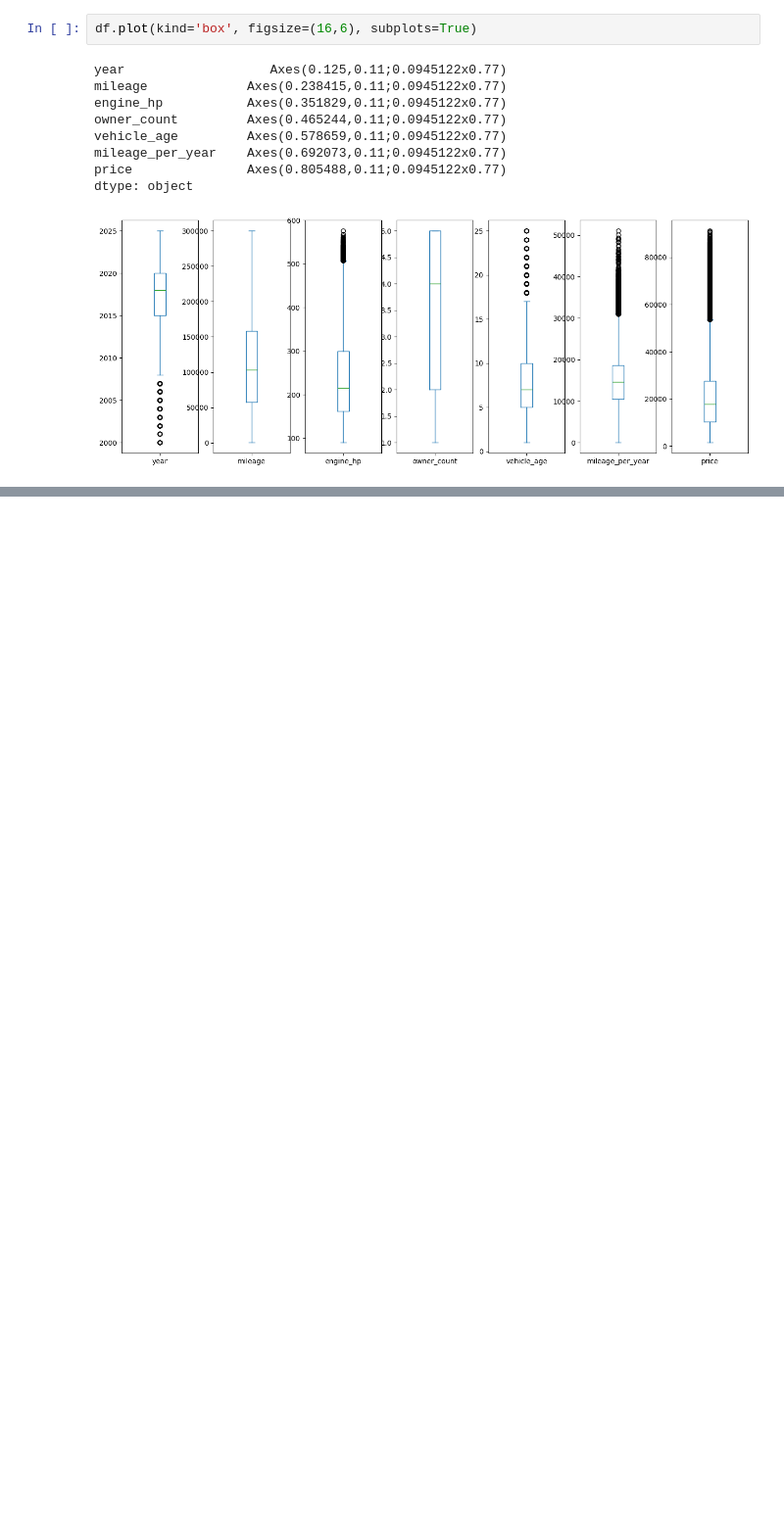
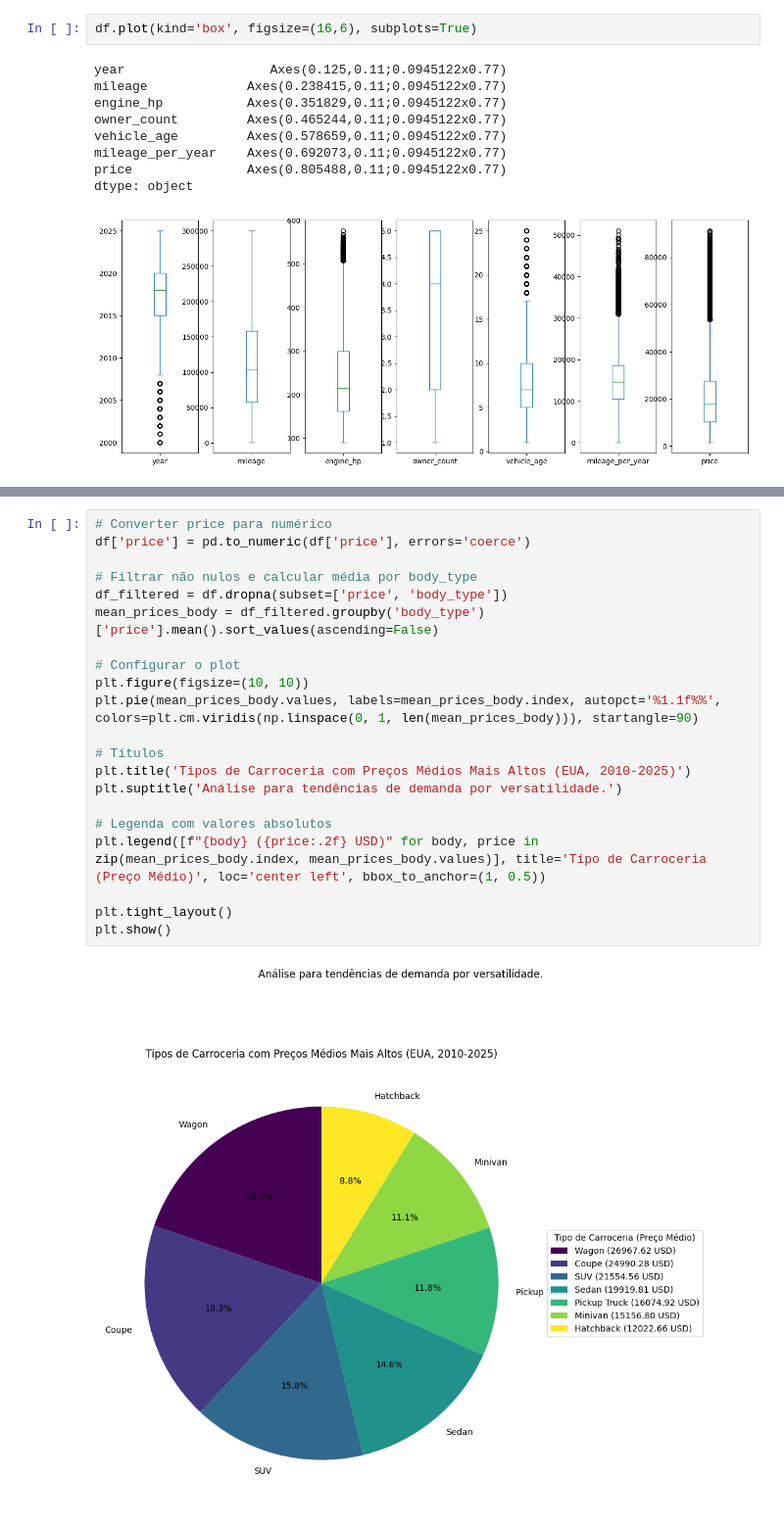
Before and after one commit to Erc-prog-xD/CienciaDeDados, a Jupyter notebook: notebooks/vehicle-notebook.ipynb, the cells around one changed output, grey strips where cells are left out. Shown at 98% size. Cells and saved outputs as stored; diff of their text form; blank space fills up the shorter version.

```diff
--- a/notebooks/vehicle-notebook.ipynb
+++ b/notebooks/vehicle-notebook.ipynb
@@ -451,0 +716,23 @@ Minor                  1500.00      81585.82
+# %%
+# Converter price para numérico
+df['price'] = pd.to_numeric(df['price'], errors='coerce')
+
+# Filtrar não nulos e calcular média por body_type
+df_filtered = df.dropna(subset=['price', 'body_type'])
+mean_prices_body = df_filtered.groupby('body_type')['price'].mean().sort_values(ascending=False)
+
+# Configurar o plot
+plt.figure(figsize=(10, 10))
+plt.pie(mean_prices_body.values, labels=mean_prices_body.index, autopct='%1.1f%%', colors=plt.cm.viridis(np.linspace(0, 1, len(mean_prices_body))), startangle=90)
+
+# Títulos
+plt.title('Tipos de Carroceria com Preços Médios Mais Altos (EUA, 2010-2025)')
+plt.suptitle('Análise para tendências de demanda por versatilidade.')
+
+# Legenda com valores absolutos
+plt.legend([f"{body} ({price:.2f} USD)" for body, price in zip(mean_prices_body.index, mean_prices_body.values)], title='Tipo de Carroceria (Preço Médio)', loc='center left', bbox_to_anchor=(1, 0.5))
+
+plt.tight_layout()
+plt.show()
+# %% [output]
+[figure, added]
```
Also changed, not shown: parts of 36 cells of this notebook.
